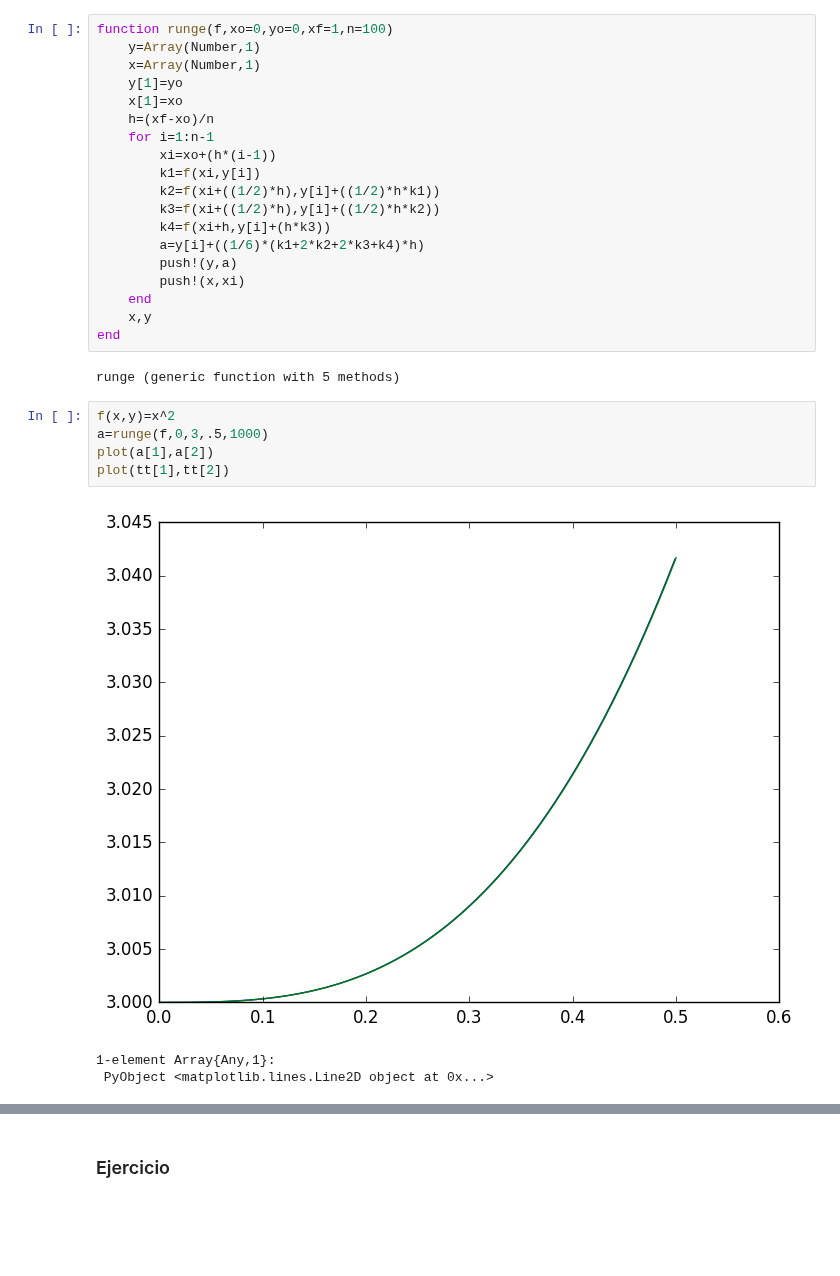
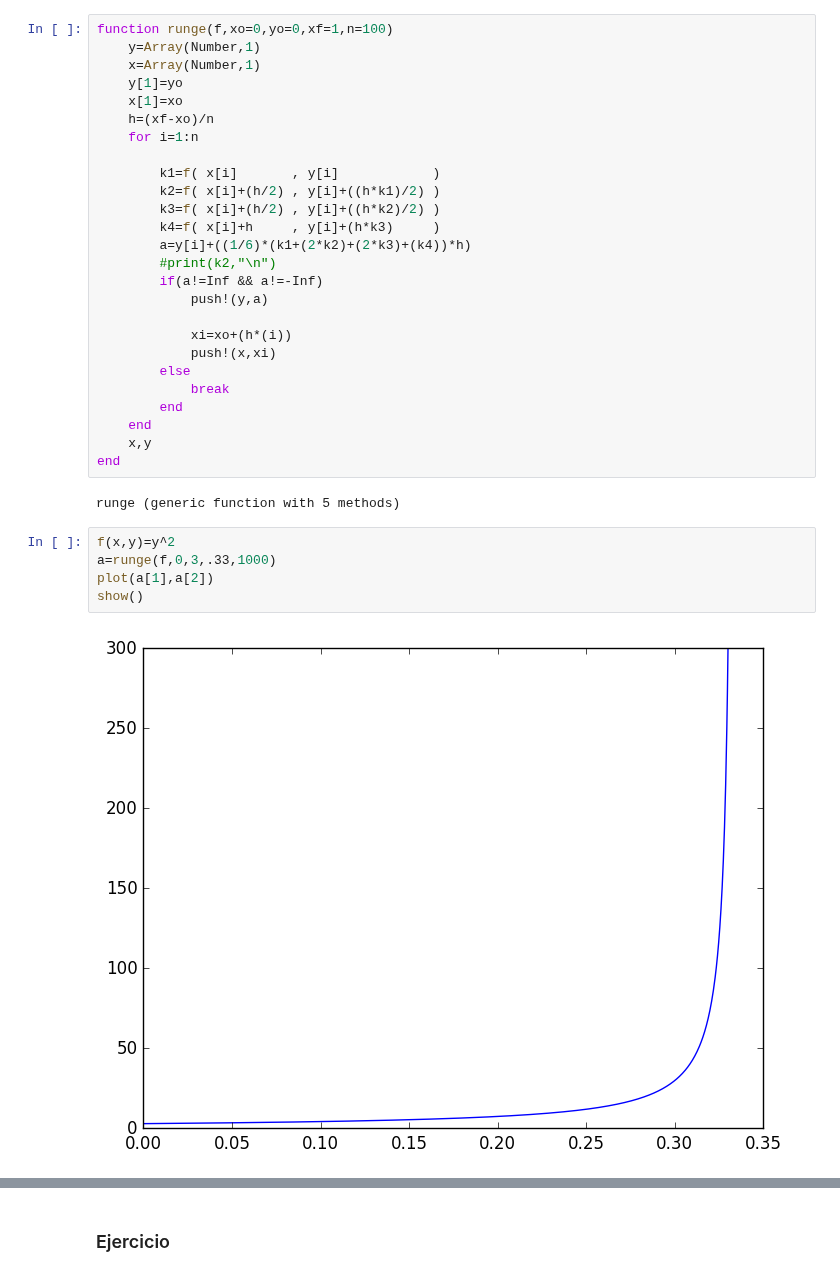
Before and after one commit to lbenet/2016-2_TSFisicaComputacional, a Jupyter notebook: tareas/CarlosLopez/Tarea7.ipynb, the cells around one changed output, grey strips where cells are left out. Drawn from its saved outputs; the diff is of its cells as text; blank space fills up the shorter version.

```diff
--- a/tareas/CarlosLopez/Tarea7.ipynb
+++ b/tareas/CarlosLopez/Tarea7.ipynb
@@ -316,28 +316,33 @@ function runge(f,xo=0,yo=0,xf=1,n=100)
     y[1]=yo
     x[1]=xo
     h=(xf-xo)/n
-    for i=1:n-1
-        xi=xo+(h*(i-1))
-        k1=f(xi,y[i])
-        k2=f(xi+((1/2)*h),y[i]+((1/2)*h*k1))
-        k3=f(xi+((1/2)*h),y[i]+((1/2)*h*k2))
-        k4=f(xi+h,y[i]+(h*k3))
-        a=y[i]+((1/6)*(k1+2*k2+2*k3+k4)*h)
-        push!(y,a)
-        push!(x,xi)
+    for i=1:n
+
+        k1=f( x[i]       , y[i]            )
+        k2=f( x[i]+(h/2) , y[i]+((h*k1)/2) )
+        k3=f( x[i]+(h/2) , y[i]+((h*k2)/2) )
+        k4=f( x[i]+h     , y[i]+(h*k3)     )
+        a=y[i]+((1/6)*(k1+(2*k2)+(2*k3)+(k4))*h)
+        #print(k2,"\n")
+        if(a!=Inf && a!=-Inf)
+            push!(y,a)
+
+            xi=xo+(h*(i))
+            push!(x,xi)
+        else
+            break
+        end
     end
     x,y
 end
 # %% [output]
 runge (generic function with 5 methods)
 # %%
-f(x,y)=x^2
-a=runge(f,0,3,.5,1000)
+f(x,y)=y^2
+a=runge(f,0,3,.33,1000)
 plot(a[1],a[2])
-plot(tt[1],tt[2])
+show()
 # %% [output]
-[figure, old version]
+[figure, new version]
-1-element Array{Any,1}:
- PyObject <matplotlib.lines.Line2D object at 0x...>
 # %%
 #Error
```
Also changed, not shown: parts of 18 cells of this notebook.
